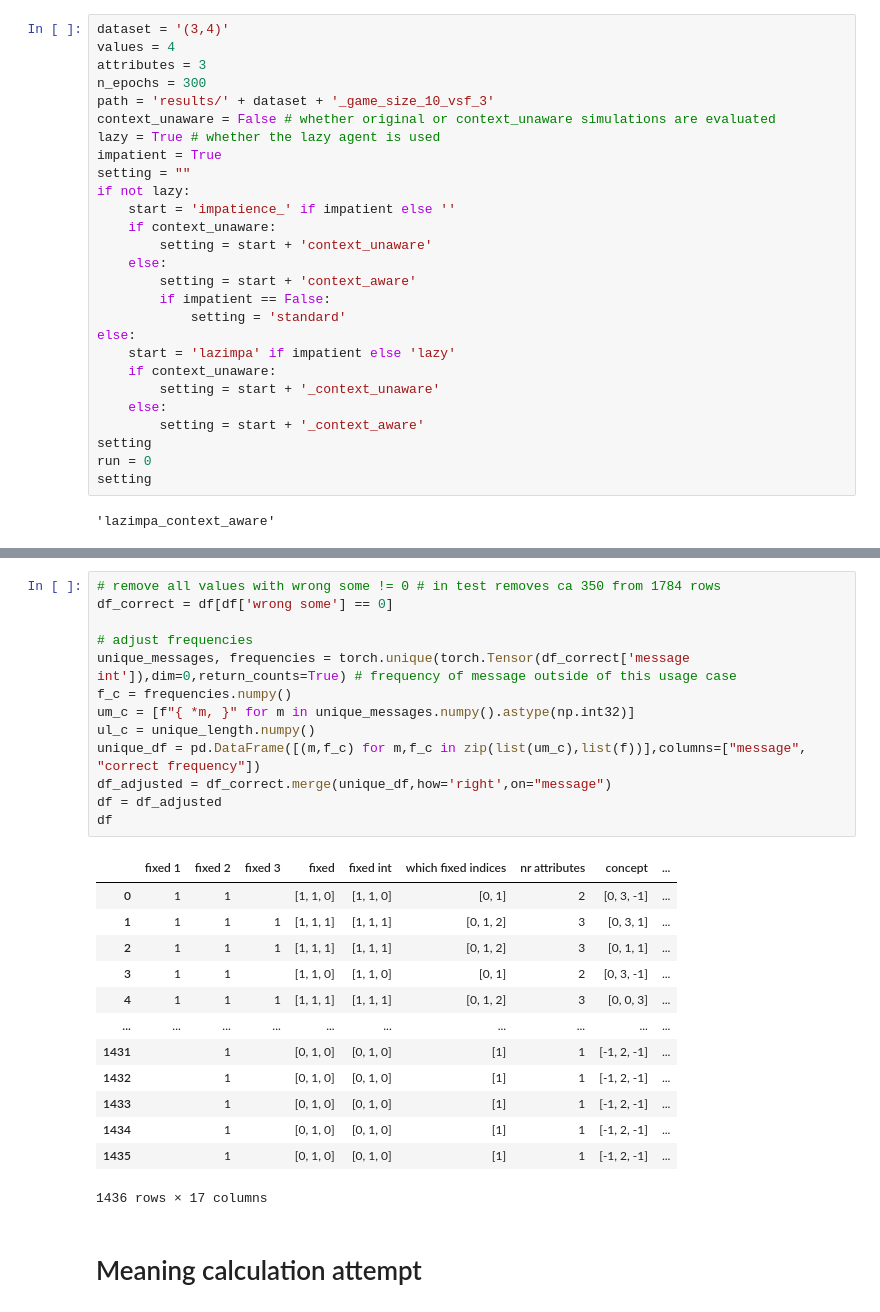
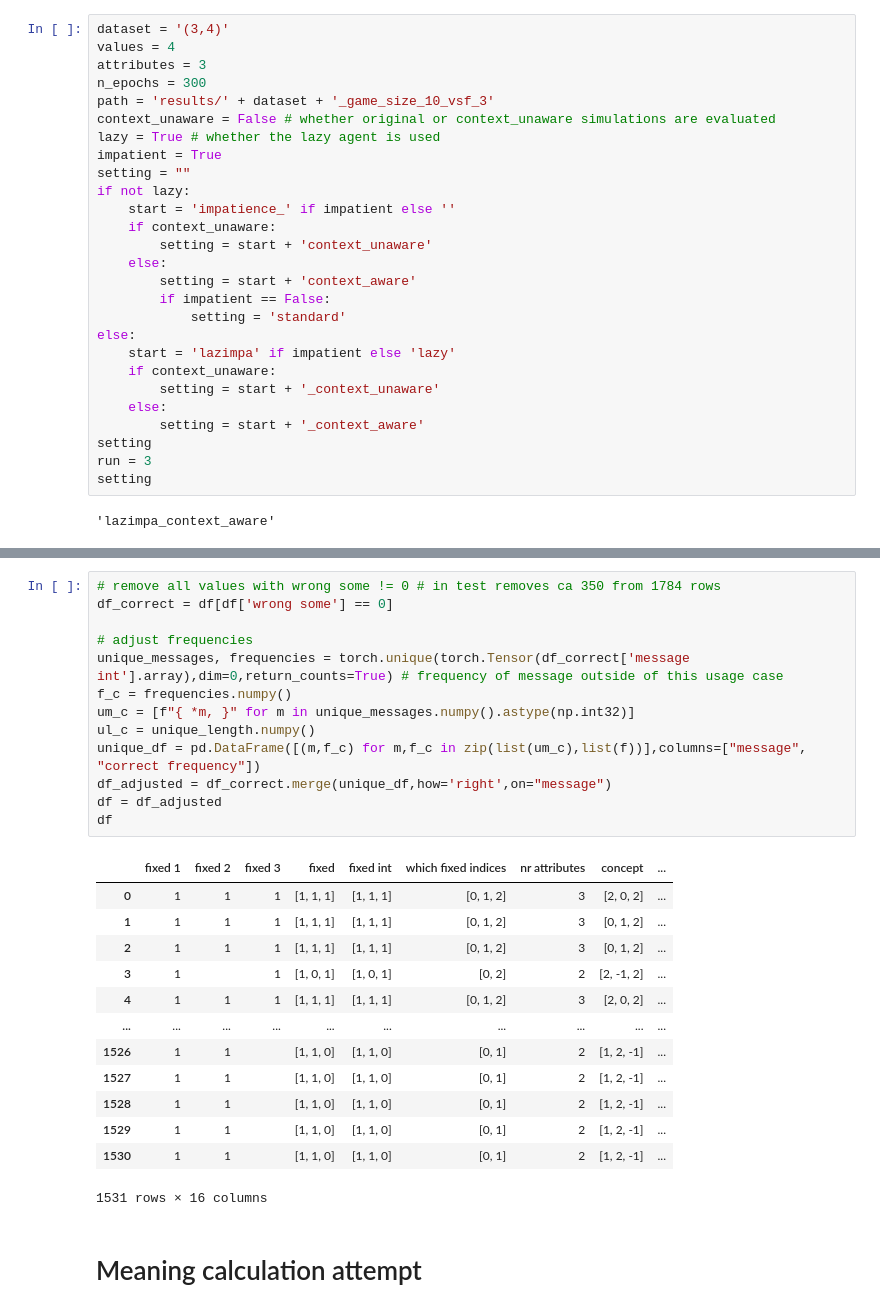
Before and after one commit to mariia55/emergent-abstractions_biased, a Jupyter notebook: attribute_visualization.ipynb, the cells around one changed output, grey strips where cells are left out. Cells and saved outputs as stored; diff of their text form.

```diff
--- a/attribute_visualization.ipynb
+++ b/attribute_visualization.ipynb
@@ -36,7 +36,7 @@ else:
     else:
         setting = start + '_context_aware'
 setting
-run = 0
+run = 3
 setting
 # %% [output]
 'lazimpa_context_aware'
@@ -92,30 +92,30 @@ torch.Size([1784, 20, 12])
 # %%
 # remove all values with wrong some != 0 # in test removes ca 350 from 1784 rows
 df_correct = df[df['wrong some'] == 0]
 
 # adjust frequencies
-unique_messages, frequencies = torch.unique(torch.Tensor(df_correct['message int']),dim=0,return_counts=True) # frequency of message outside of this usage case
+unique_messages, frequencies = torch.unique(torch.Tensor(df_correct['message int'].array),dim=0,return_counts=True) # frequency of message outside of this usage case
 f_c = frequencies.numpy()
 um_c = [f"{ *m, }" for m in unique_messages.numpy().astype(np.int32)]
 ul_c = unique_length.numpy()
 unique_df = pd.DataFrame([(m,f_c) for m,f_c in zip(list(um_c),list(f))],columns=["message", "correct frequency"])
 df_adjusted = df_correct.merge(unique_df,how='right',on="message")
 df = df_adjusted
 df
 # %% [output]
 |  | fixed 1 | fixed 2 | fixed 3 | fixed | fixed int | which fixed indices | nr attributes | concept | ... |
-| 0 | 1 | 1 |  | [1, 1, 0] | [1, 1, 0] | [0, 1] | 2 | [0, 3, -1] | ... |
-| 1 | 1 | 1 | 1 | [1, 1, 1] | [1, 1, 1] | [0, 1, 2] | 3 | [0, 3, 1] | ... |
-| 2 | 1 | 1 | 1 | [1, 1, 1] | [1, 1, 1] | [0, 1, 2] | 3 | [0, 1, 1] | ... |
-| 3 | 1 | 1 |  | [1, 1, 0] | [1, 1, 0] | [0, 1] | 2 | [0, 3, -1] | ... |
-| 4 | 1 | 1 | 1 | [1, 1, 1] | [1, 1, 1] | [0, 1, 2] | 3 | [0, 0, 3] | ... |
+| 0 | 1 | 1 | 1 | [1, 1, 1] | [1, 1, 1] | [0, 1, 2] | 3 | [2, 0, 2] | ... |
+| 1 | 1 | 1 | 1 | [1, 1, 1] | [1, 1, 1] | [0, 1, 2] | 3 | [0, 1, 2] | ... |
+| 2 | 1 | 1 | 1 | [1, 1, 1] | [1, 1, 1] | [0, 1, 2] | 3 | [0, 1, 2] | ... |
+| 3 | 1 |  | 1 | [1, 0, 1] | [1, 0, 1] | [0, 2] | 2 | [2, -1, 2] | ... |
+| 4 | 1 | 1 | 1 | [1, 1, 1] | [1, 1, 1] | [0, 1, 2] | 3 | [2, 0, 2] | ... |
 | ... | ... | ... | ... | ... | ... | ... | ... | ... | ... |
-| 1431 |  | 1 |  | [0, 1, 0] | [0, 1, 0] | [1] | 1 | [-1, 2, -1] | ... |
-| 1432 |  | 1 |  | [0, 1, 0] | [0, 1, 0] | [1] | 1 | [-1, 2, -1] | ... |
-| 1433 |  | 1 |  | [0, 1, 0] | [0, 1, 0] | [1] | 1 | [-1, 2, -1] | ... |
-| 1434 |  | 1 |  | [0, 1, 0] | [0, 1, 0] | [1] | 1 | [-1, 2, -1] | ... |
-| 1435 |  | 1 |  | [0, 1, 0] | [0, 1, 0] | [1] | 1 | [-1, 2, -1] | ... |
+| 1526 | 1 | 1 |  | [1, 1, 0] | [1, 1, 0] | [0, 1] | 2 | [1, 2, -1] | ... |
+| 1527 | 1 | 1 |  | [1, 1, 0] | [1, 1, 0] | [0, 1] | 2 | [1, 2, -1] | ... |
+| 1528 | 1 | 1 |  | [1, 1, 0] | [1, 1, 0] | [0, 1] | 2 | [1, 2, -1] | ... |
+| 1529 | 1 | 1 |  | [1, 1, 0] | [1, 1, 0] | [0, 1] | 2 | [1, 2, -1] | ... |
+| 1530 | 1 | 1 |  | [1, 1, 0] | [1, 1, 0] | [0, 1] | 2 | [1, 2, -1] | ... |
-1436 rows × 17 columns
+1531 rows × 16 columns
 # %% [markdown]
 # Meaning calculation attempt
 # %%
```
Also changed, not shown: parts of 10 cells of this notebook, 9 other files.
